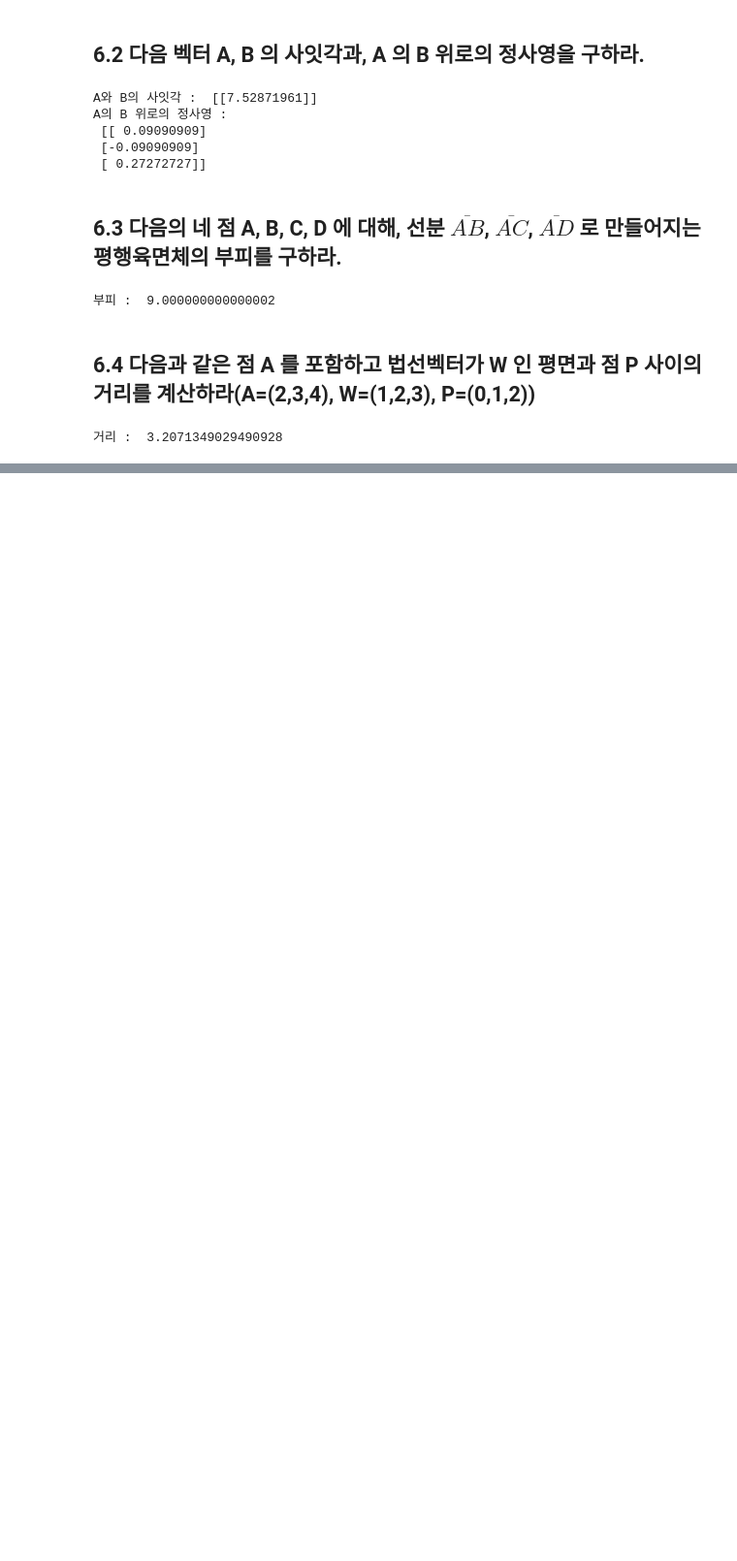
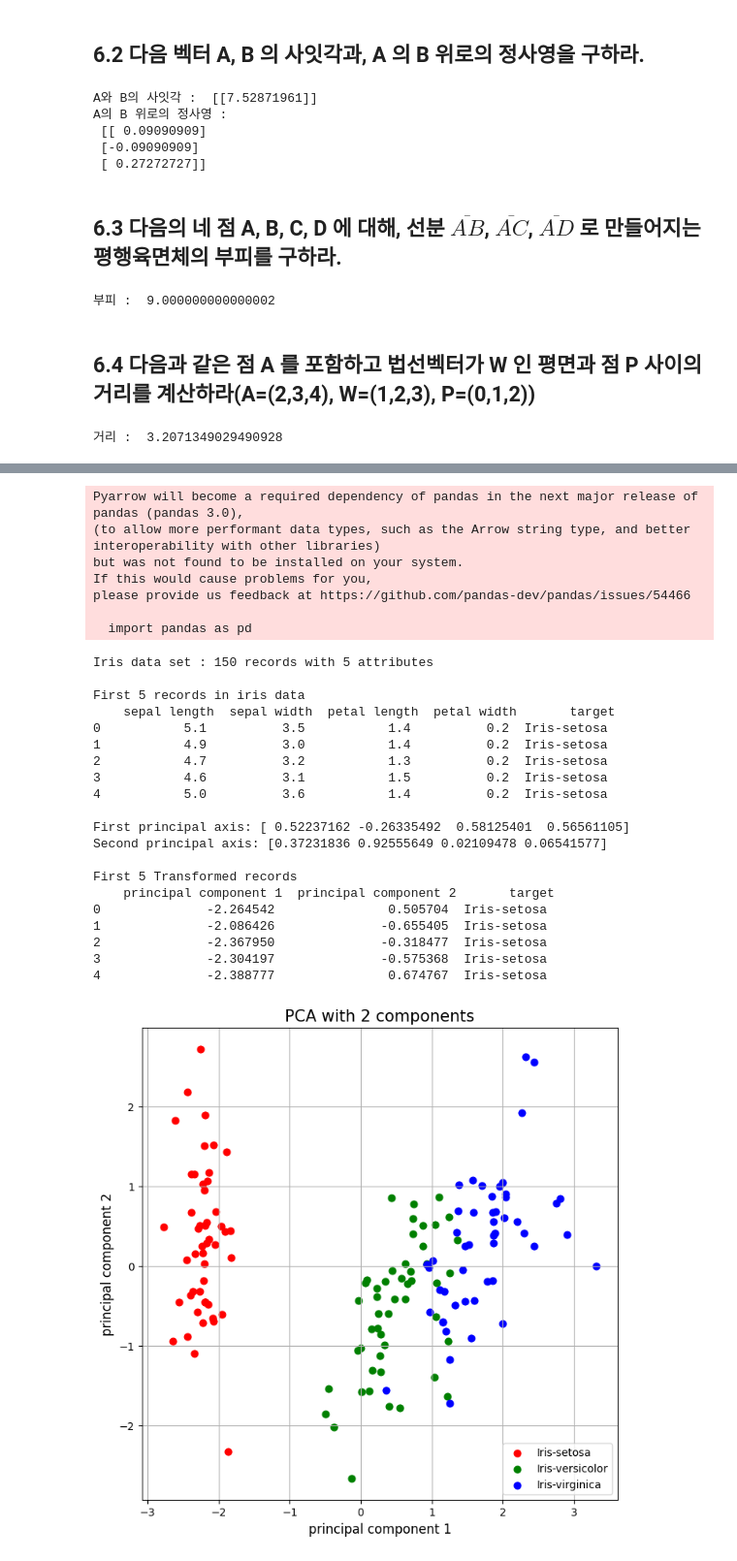
Before and after one commit to sigmadream/practice-linear, a Jupyter notebook: Textbook_Solutions.ipynb, the cells around one changed output, grey strips where cells are left out. Shown at 97% size. Drawn from its saved outputs; the diff is of its cells as text; code cells hidden in the pictures; blank space fills up the shorter version.

```diff
--- a/Textbook_Solutions.ipynb
+++ b/Textbook_Solutions.ipynb
@@ -654,0 +829,75 @@ print("거리 : ", dist_pt_to_pl(A, W, P))
+# %%
+import numpy as np
+import matplotlib.pyplot as plt
+from sklearn.decomposition import PCA
+import pandas as pd
+from sklearn.preprocessing import StandardScaler
+
+# iris 데이터의 위치 URL
+url = "https://archive.ics.uci.edu/ml/machine-learning-databases/iris/iris.data"
+# Pandas DataFrame으로 읽어들이기
+df = pd.read_csv(url, names=['sepal length','sepal width','petal length','petal width','target'])
+
+nrow, ncol = df.shape
+print("Iris data set :", nrow, "records with", ncol, "attributes\n")
+print("First 5 records in iris data\n", df.head(5))
+features = ['sepal length', 'sepal width', 'petal length', 'petal width']
+x = df.loc[:, features].values # 데이터의 속성값
+y = df.loc[:,['target']].values # 데이터의 부류
+x = StandardScaler().fit_transform(x) # 평균 0, 분산 1인 데이터로 변환
+
+pca = PCA(n_components=2) # PCA를 적용하여 2개의 주성분만 추출
+principalComponents = pca.fit_transform(x)
+# 주성분 축 2개를 이용하여 2차원 데이터로 변환
+print("\nFirst principal axis:", pca.components_[0])
+print("Second principal axis:", pca.components_[1])
+
+principalDf = pd.DataFrame(data = principalComponents,
+              columns = ['principal component 1', 'principal component 2'])
+finalDf = pd.concat([principalDf, df[['target']]], axis = 1)
+
+print("\nFirst 5 Transformed records\n", finalDf.head(5))
+fig = plt.figure(figsize = (8,8))
+ax = fig.add_subplot(1,1,1)
+ax.set_xlabel('principal component 1', fontsize = 12)
+ax.set_ylabel('principal component 2', fontsize = 12)
+ax.set_title('PCA with 2 components', fontsize = 15)
+
+targets = ['Iris-setosa', 'Iris-versicolor', 'Iris-virginica'] # iris 데이터의 부류 이름
+colors = ['r', 'g', 'b'] # 부류별로 지정된 색상
+for target, color in zip(targets,colors):
+    indicesToKeep = finalDf['target'] == target
+    ax.scatter(finalDf.loc[indicesToKeep, 'principal component 1']
+      , finalDf.loc[indicesToKeep, 'principal component 2'], c = color, s = 40)
+ax.legend(targets)
+ax.grid()
+fig.show()
+# %% [output]
+Pyarrow will become a required dependency of pandas in the next major release of pandas (pandas 3.0),
+(to allow more performant data types, such as the Arrow string type, and better interoperability with other libraries)
+but was not found to be installed on your system.
+If this would cause problems for you,
+please provide us feedback at https://github.com/pandas-dev/pandas/issues/54466
+
+  import pandas as pd
+Iris data set : 150 records with 5 attributes
+
+First 5 records in iris data
+    sepal length  sepal width  petal length  petal width       target
+0           5.1          3.5           1.4          0.2  Iris-setosa
+1           4.9          3.0           1.4          0.2  Iris-setosa
+2           4.7          3.2           1.3          0.2  Iris-setosa
+3           4.6          3.1           1.5          0.2  Iris-setosa
+4           5.0          3.6           1.4          0.2  Iris-setosa
+
+First principal axis: [ 0.52237162 -0.26335492  0.58125401  0.56561105]
+Second principal axis: [0.37231836 0.92555649 0.02109478 0.06541577]
+
+First 5 Transformed records
+    principal component 1  principal component 2       target
+0              -2.264542               0.505704  Iris-setosa
+1              -2.086426              -0.655405  Iris-setosa
+2              -2.367950              -0.318477  Iris-setosa
+3              -2.304197              -0.575368  Iris-setosa
+4              -2.388777               0.674767  Iris-setosa
+[figure, added]
```
Also changed, not shown: parts of 23 cells of this notebook, 11 other files.
